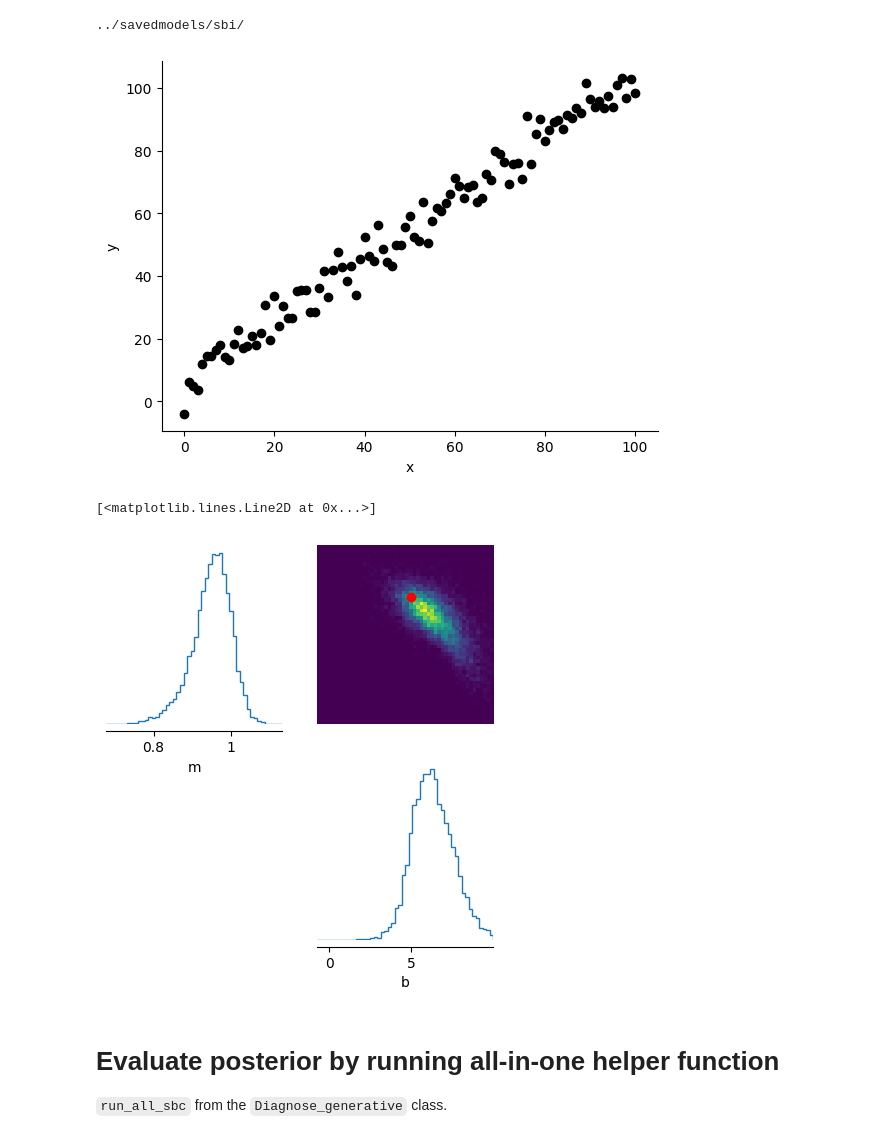
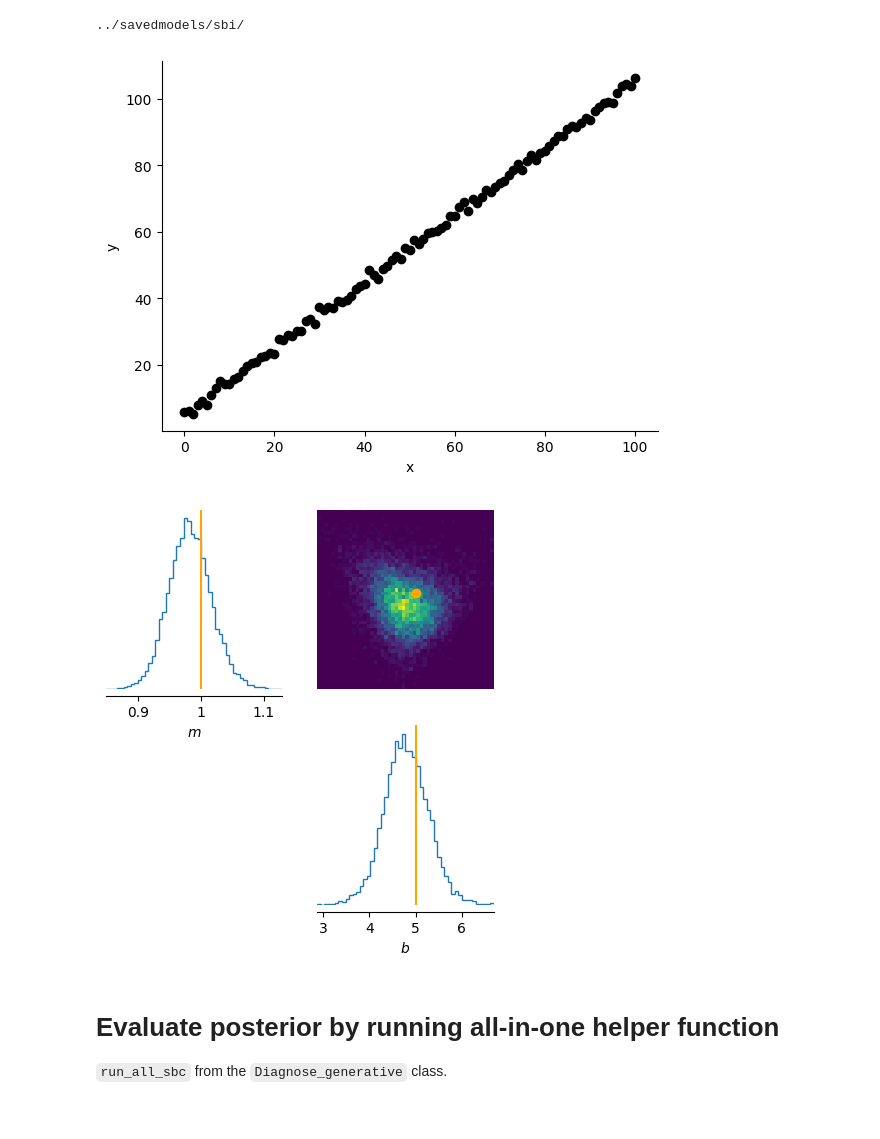
Before and after one commit to deepskies/DeepDiagnostics, a Jupyter notebook: notebooks/evaluate_SBI_generative.ipynb, the cells around one changed output. Drawn from its saved outputs; the diff is of its cells as text; code cells hidden in the pictures.

Commit message:
updating eval notebooks for h5 capability and plot.py

```diff
--- a/notebooks/evaluate_SBI_generative.ipynb
+++ b/notebooks/evaluate_SBI_generative.ipynb
@@ -43,7 +43,7 @@ def simulator(thetas):#, percent_errors):
     # I'm thinking sigma could actually be a function of x
     # if we want to get fancy down the road
     # Generate random noise (epsilon) based on a normal distribution with mean 0 and standard deviation sigma
-    sigma = 5
+    sigma = 1
     ε = rs.normal(loc=0, scale=sigma, size=(len(x), thetas.shape[0]))
 
     # Initialize an empty array to store the results for each set of parameters
@@ -65,23 +65,22 @@ plt.xlabel('x')
 plt.ylabel('y')
 plt.show()
 # %% [output]
-[figure, old version]
+[figure, new version]
 # %%
 # sample from the posterior
 posterior_samples_1 = posterior.sample((10000,), x = y_true)
 # that last little part is conditioning on a data value
 # plot posterior samples
-fig, axes = sbi.analysis.pairplot(
-    posterior_samples_1,
-    labels = ['m', 'b'],
-    #limits = [[0,10],[-10,10],[0,10]],
-    truths = theta_true,
-    figsize=(5, 5)
-)
-axes[0, 1].plot([theta_true[1]], [theta_true[0]], marker="o", color="red")
+display = plot.Display()
+display.mackelab_corner_plot(posterior_samples_1,
+                             labels_list = ['$m$','$b$'],
+                             truth_list = theta_true,
+                             truth_color = 'orange',
+                             plot = True,
+                             save = True,
+                             path = '../plots/generative/')
 # %% [output]
-[<matplotlib.lines.Line2D at 0x...>]
-[figure, old version]
+[figure, new version]
 # %% [markdown]
 # Evaluate posterior by running all-in-one helper function
 `run_all_sbc` from the `Diagnose_generative` class.
```
Also changed, not shown: parts of 6 cells of this notebook, 1 other file.
